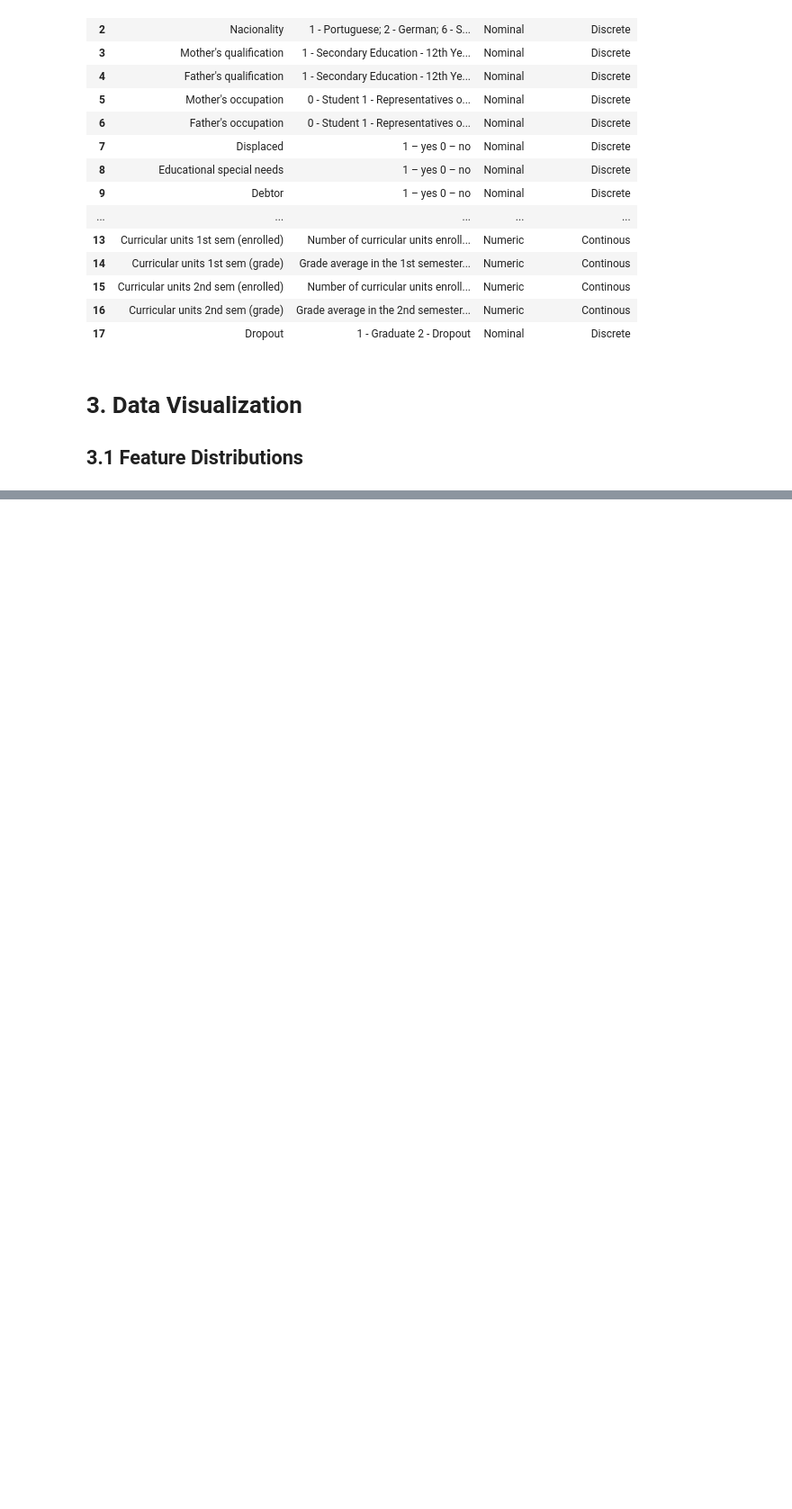
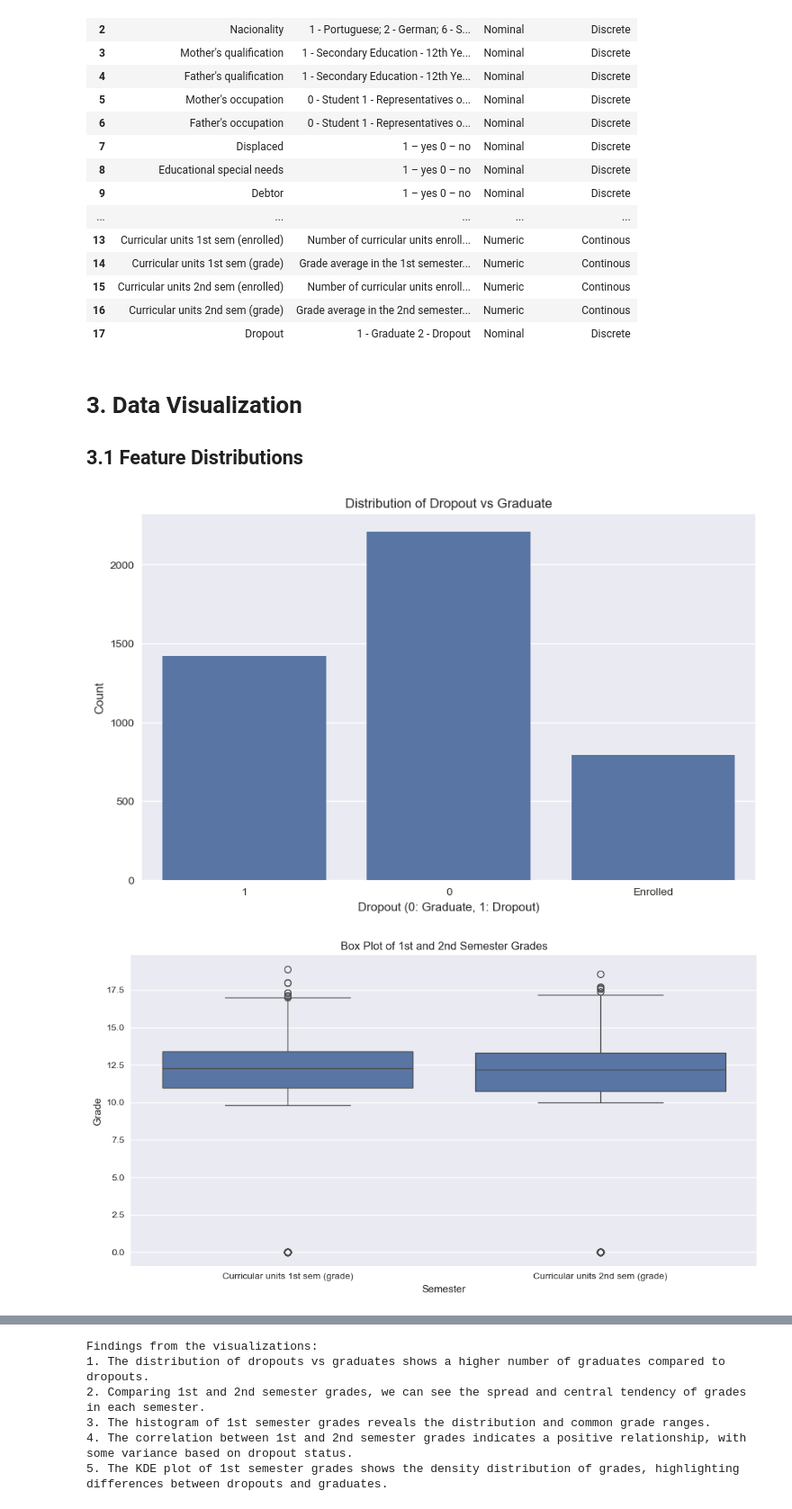
Before and after one commit to jadennathaniel/ml-lab1, a Jupyter notebook: lab1.ipynb, the cells around one changed output, grey strips where cells are left out. Shown at 90% size. Drawn from its saved outputs; the diff is of its cells as text; code cells hidden in the pictures; blank space fills up the shorter version.

Commit message:
data viz

```diff
--- a/lab1.ipynb
+++ b/lab1.ipynb
@@ -111,3 +111,77 @@ attr_des
 # 3. Data Visualization
 
 ## 3.1 Feature Distributions
+# %%
+import pandas as pd
+import matplotlib.pyplot as plt
+import seaborn as sns
+
+# Load the data
+df = pd.read_csv('data.csv')
+
+# Drop unnecessary columns as per the existing code
+drop_columns = ['Previous qualification','Previous qualification (grade)','Admission grade','Daytime/evening attendance\t','Application mode', 'Application order','Tuition fees up to date', 'Curricular units 1st sem (credited)', 'Curricular units 1st sem (evaluations)', 'Curricular units 1st sem (approved)', 'Curricular units 1st sem (without evaluations)', 'Curricular units 2nd sem (credited)', 'Curricular units 2nd sem (evaluations)', 'Curricular units 2nd sem (approved)', 'Curricular units 2nd sem (without evaluations)', 'Age at enrollment', 'GDP', 'Inflation rate', 'Unemployment rate']
+df = df.drop(drop_columns, axis=1)
+
+# Rename target column to 'Dropout'
+df = df.rename(columns={'Target': 'Dropout'})
+
+# Replace content of 'Dropout' column to 0 and 1 from Graduate and Dropout respectively
+df.Dropout.replace(['Graduate', 'Dropout'], [0, 1], inplace=True)
+
+# Set the style for better-looking plots
+plt.style.use('seaborn')
+
+# 1. Distribution of Dropout vs Graduate (categorical)
+plt.figure(figsize=(10, 6))
+sns.countplot(x='Dropout', data=df)
+plt.title('Distribution of Dropout vs Graduate')
+plt.xlabel('Dropout (0: Graduate, 1: Dropout)')
+plt.ylabel('Count')
+plt.show()
+
+# 2. Box plot of 1st and 2nd semester grades
+plt.figure(figsize=(12, 6))
+df_melted = df.melt(value_vars=['Curricular units 1st sem (grade)', 'Curricular units 2nd sem (grade)'],
+                    var_name='Semester', value_name='Grade')
+sns.boxplot(x='Semester', y='Grade', data=df_melted)
+plt.title('Box Plot of 1st and 2nd Semester Grades')
+plt.xlabel('Semester')
+plt.ylabel('Grade')
+plt.show()
+
+# 3. Histogram of 1st Semester Grades
+plt.figure(figsize=(10, 6))
+sns.histplot(data=df, x='Curricular units 1st sem (grade)', kde=True)
+plt.title('Histogram of 1st Semester Grades')
+plt.xlabel('1st Semester Grade')
+plt.ylabel('Count')
+plt.show()
+
+# 4. Correlation between 1st and 2nd semester grades
+plt.figure(figsize=(10, 8))
+sns.scatterplot(x='Curricular units 1st sem (grade)', y='Curricular units 2nd sem (grade)',
+                hue='Dropout', data=df)
+plt.title('Correlation between 1st and 2nd Semester Grades')
+plt.xlabel('1st Semester Grade')
+plt.ylabel('2nd Semester Grade')
+plt.show()
+
+# 5. Kernel Density Estimation of 1st Semester Grades
+plt.figure(figsize=(10, 6))
+sns.kdeplot(data=df, x='Curricular units 1st sem (grade)', hue='Dropout', fill=True)
+plt.title('Kernel Density Estimation of 1st Semester Grades')
+plt.xlabel('1st Semester Grade')
+plt.ylabel('Density')
+plt.show()
+
+# Describe the findings
+print("Findings from the visualizations:")
+print("1. The distribution of dropouts vs graduates shows a higher number of graduates compared to dropouts.")
+print("2. Comparing 1st and 2nd semester grades, we can see the spread and central tendency of grades in each semester.")
+print("3. The histogram of 1st semester grades reveals the distribution and common grade ranges.")
+print("4. The correlation between 1st and 2nd semester grades indicates a positive relationship, with some variance based on dropout status.")
+print("5. The KDE plot of 1st semester grades shows the density distribution of grades, highlighting differences between dropouts and graduates.")
+# %% [output]
+[figure, added]
+[figure, added]
@@ -113,0 +191,6 @@ attr_des
+Findings from the visualizations:
+1. The distribution of dropouts vs graduates shows a higher number of graduates compared to dropouts.
+2. Comparing 1st and 2nd semester grades, we can see the spread and central tendency of grades in each semester.
+3. The histogram of 1st semester grades reveals the distribution and common grade ranges.
+4. The correlation between 1st and 2nd semester grades indicates a positive relationship, with some variance based on dropout status.
+5. The KDE plot of 1st semester grades shows the density distribution of grades, highlighting differences between dropouts and graduates.
```
Also changed, not shown: parts of 1 cell of this notebook.
